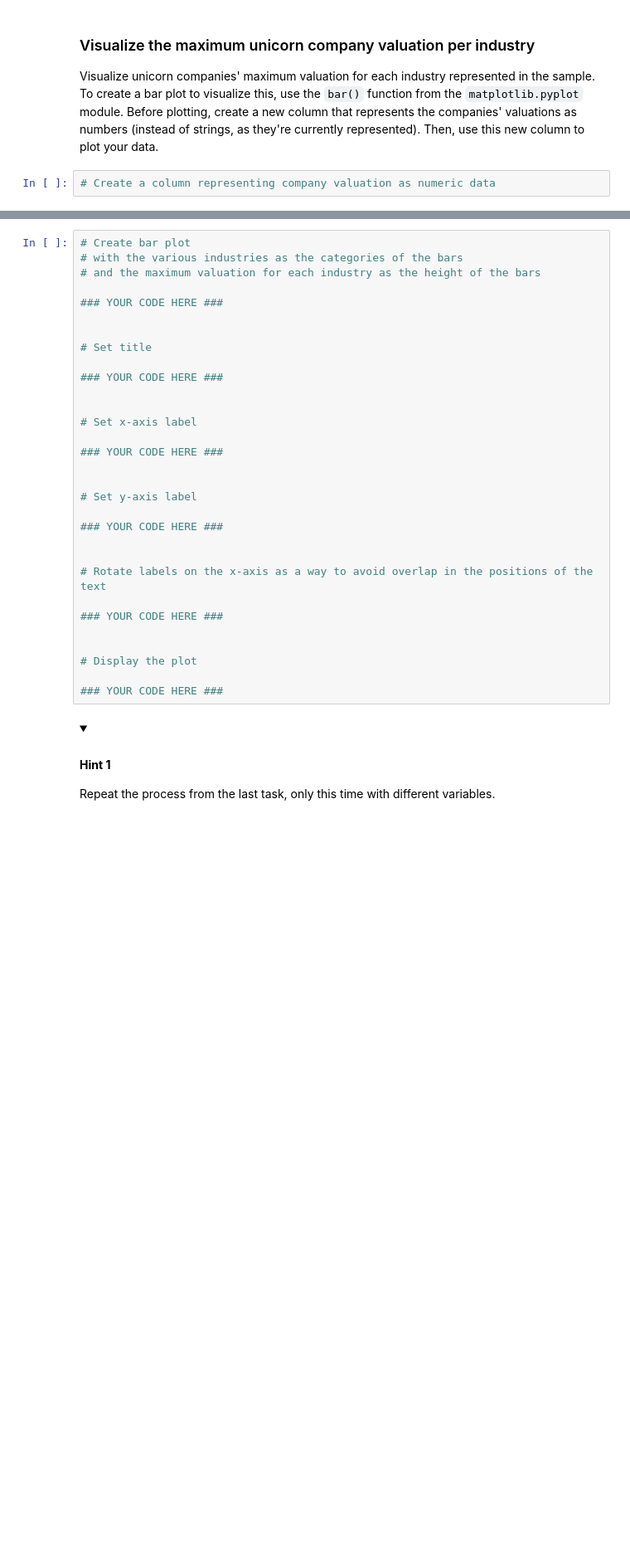
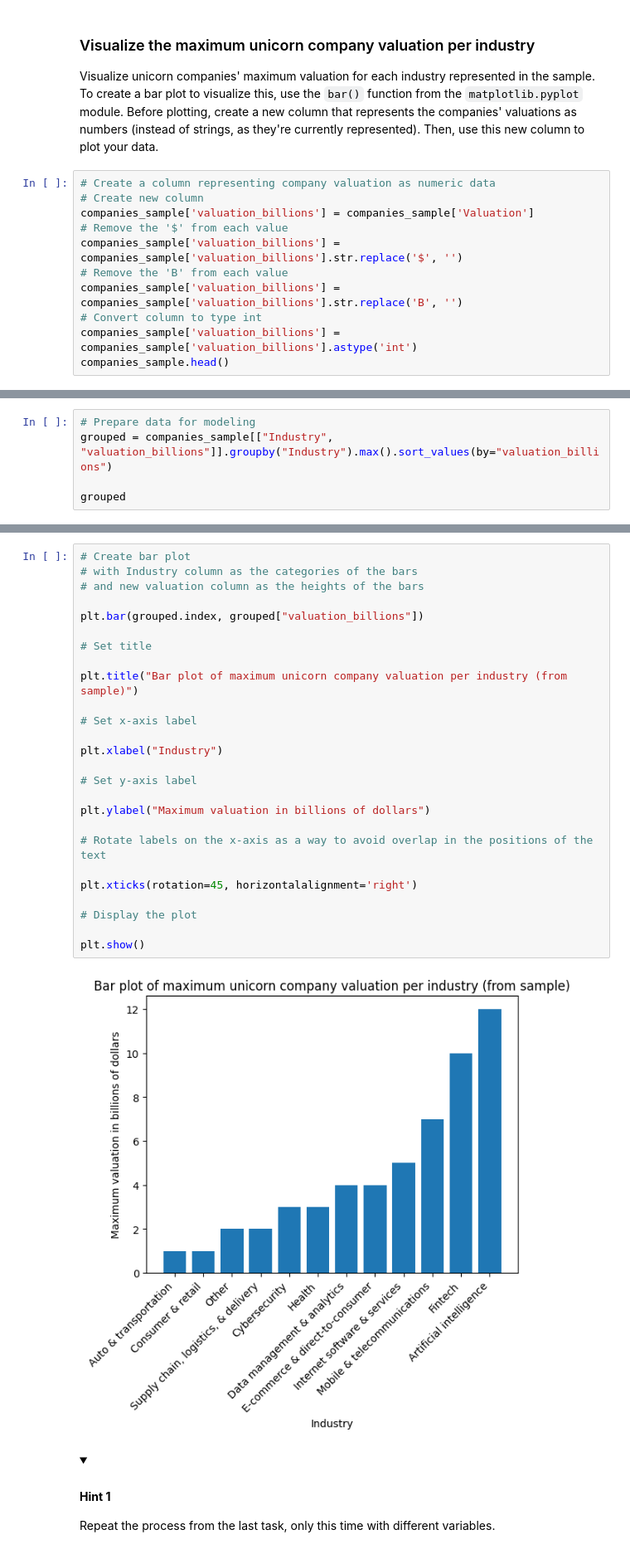
Before and after one commit to orejandro79/google_advanced_analytics_labs, a Jupyter notebook: GO BEYOND THE NUMBERS/Unicorn_Companies.ipynb, the cells around one changed output, grey strips where cells are left out. Shown: that part at 83% size. Saved outputs shown, nothing was run; the diff lists cells and outputs as text; folded sections open; blank space fills up the shorter version.

```diff
--- a/GO BEYOND THE NUMBERS/Unicorn_Companies.ipynb
+++ b/GO BEYOND THE NUMBERS/Unicorn_Companies.ipynb
@@ -337,3 +389,12 @@ You can use `plt.show()` to display a plot.
 Visualize unicorn companies' maximum valuation for each industry represented in the sample. To create a bar plot to visualize this, use the `bar()` function from the `matplotlib.pyplot` module. Before plotting, create a new column that represents the companies' valuations as numbers (instead of strings, as they're currently represented). Then, use this new column to plot your data.
 # %%
 # Create a column representing company valuation as numeric data
+# Create new column
+companies_sample['valuation_billions'] = companies_sample['Valuation']
+# Remove the '$' from each value
+companies_sample['valuation_billions'] = companies_sample['valuation_billions'].str.replace('$', '')
+# Remove the 'B' from each value
+companies_sample['valuation_billions'] = companies_sample['valuation_billions'].str.replace('B', '')
+# Convert column to type int
+companies_sample['valuation_billions'] = companies_sample['valuation_billions'].astype('int')
+companies_sample.head()
@@ -339,0 +408,5 @@ Visualize unicorn companies' maximum valuation for each industry represented in
+# %%
+# Prepare data for modeling
+grouped = companies_sample[["Industry", "valuation_billions"]].groupby("Industry").max().sort_values(by="valuation_billions")
+
+grouped
@@ -340,34 +428,31 @@ Visualize unicorn companies' maximum valuation for each industry represented in
 # %%
 # Create bar plot
-# with the various industries as the categories of the bars
-# and the maximum valuation for each industry as the height of the bars
+# with Industry column as the categories of the bars
+# and new valuation column as the heights of the bars
 
-### YOUR CODE HERE ###
-
+plt.bar(grouped.index, grouped["valuation_billions"])
 
 # Set title
 
-### YOUR CODE HERE ###
-
+plt.title("Bar plot of maximum unicorn company valuation per industry (from sample)")
 
 # Set x-axis label
 
-### YOUR CODE HERE ###
-
+plt.xlabel("Industry")
 
 # Set y-axis label
 
-### YOUR CODE HERE ###
-
+plt.ylabel("Maximum valuation in billions of dollars")
 
 # Rotate labels on the x-axis as a way to avoid overlap in the positions of the text
 
-### YOUR CODE HERE ###
-
+plt.xticks(rotation=45, horizontalalignment='right')
 
 # Display the plot
 
-### YOUR CODE HERE ###
+plt.show()
+# %% [output]
+[figure, added]
 # %% [markdown]
 <details>
   <summary><h4><strong>Hint 1</strong></h4></summary>
```
Also changed, not shown: parts of 13 cells of this notebook.
